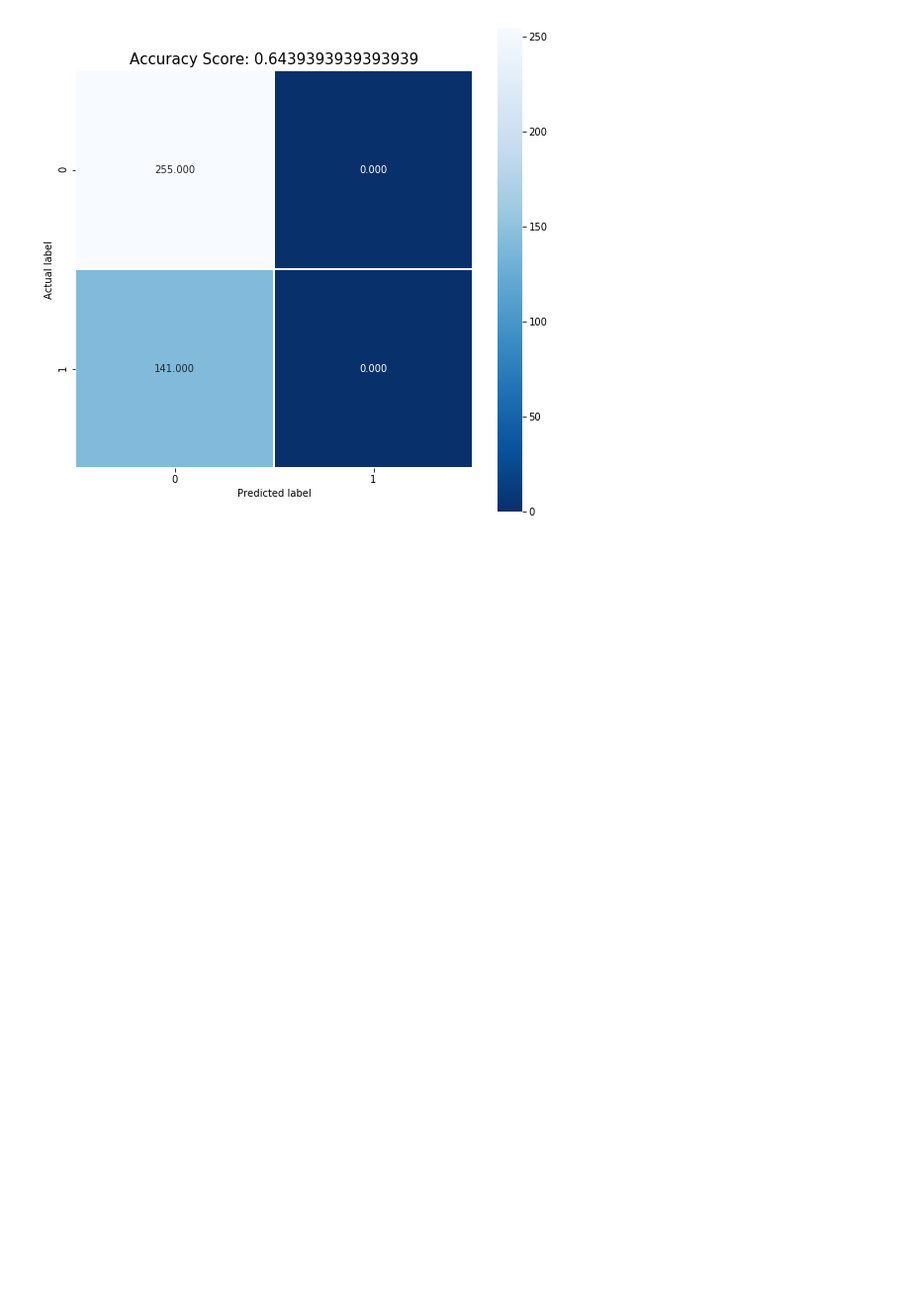
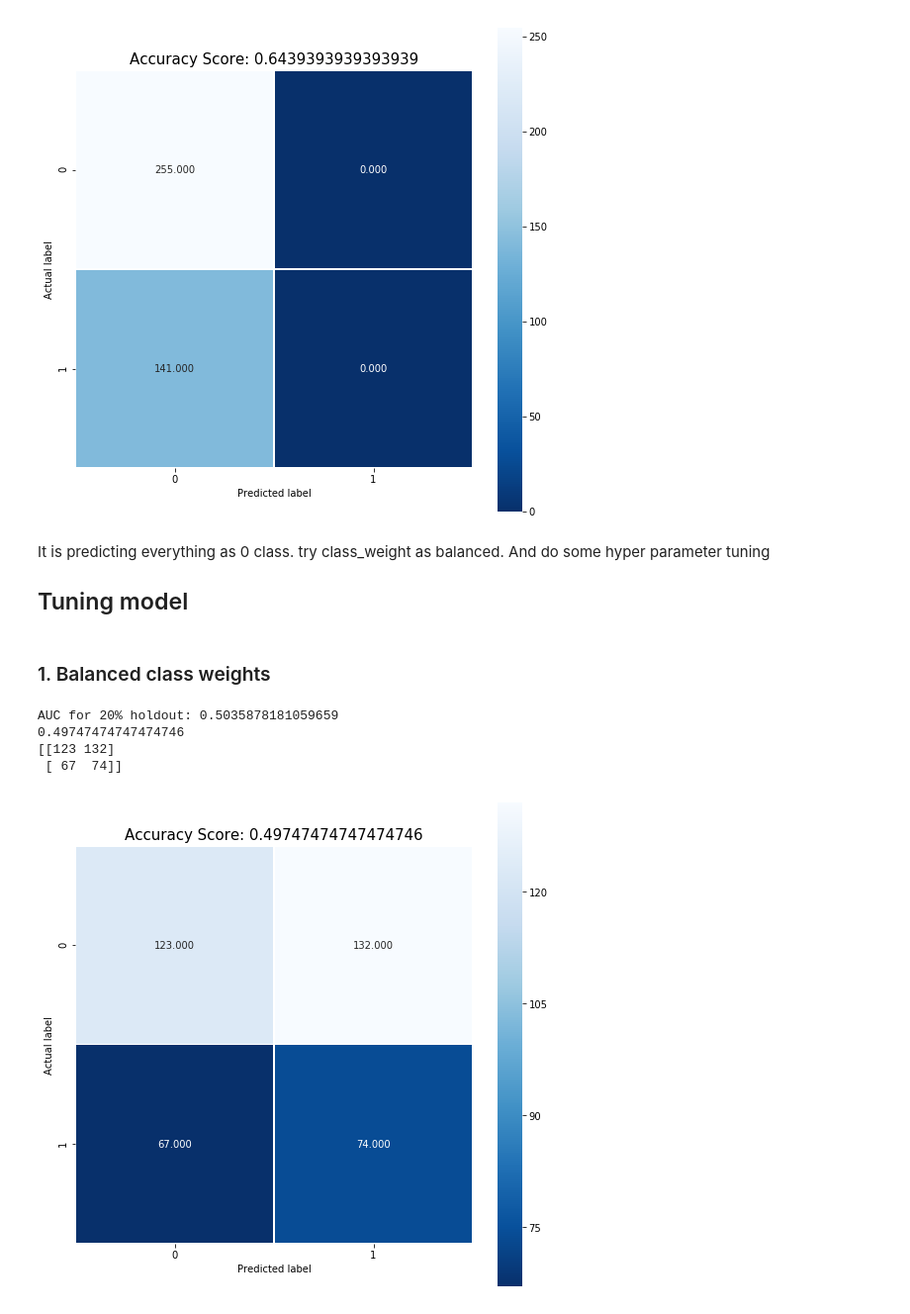
Before and after one commit to SaiShantanGoli/appliedaicourse-1, a Jupyter notebook: AttributionDataAnalysis.ipynb, the cells around one changed output. Shown at 99% size. Saved outputs shown, nothing was run; the diff lists cells and outputs as text; code cells hidden in the pictures; blank space fills up the shorter version.

```diff
--- a/AttributionDataAnalysis.ipynb
+++ b/AttributionDataAnalysis.ipynb
@@ -113,3 +113,37 @@ AUC for 20% holdout: 0.5
 [[255   0]
  [141   0]]
 [figure]
+# %% [markdown]
+It is predicting everything as 0 class. try class_weight as balanced. And do some hyper parameter tuning
+
+## Tuning model
+# %% [markdown]
+### 1. Balanced class weights
+# %%
+## Running into issues with Scikit
+cls = LogisticRegression(class_weight='balanced')
+cls.fit(X_train,y_train)
+y_pred = cls.predict(X_test)
+# %%
+# Create, output AUC
+predicted = cls.predict(X_test)
+auc = roc_auc_score(y_true=y_test, y_score=predicted)
+print('AUC for 20%% holdout: %s' %auc)
+
+score = cls.score(X_test, y_test)
+print(score)
+
+cm = metrics.confusion_matrix(y_test, predicted)
+print(cm)
+plt.figure(figsize=(9,9))
+sns.heatmap(cm, annot=True, fmt=".3f", linewidths=.5, square = True, cmap = 'Blues_r');
+plt.ylabel('Actual label');
+plt.xlabel('Predicted label');
+all_sample_title = 'Accuracy Score: {0}'.format(score)
+plt.title(all_sample_title, size = 15);
+# %% [output]
+AUC for 20% holdout: 0.5035878181059659
+0.49747474747474746
+[[123 132]
+ [ 67  74]]
+[figure, added]
```
Also changed, not shown: parts of 6 cells of this notebook.
